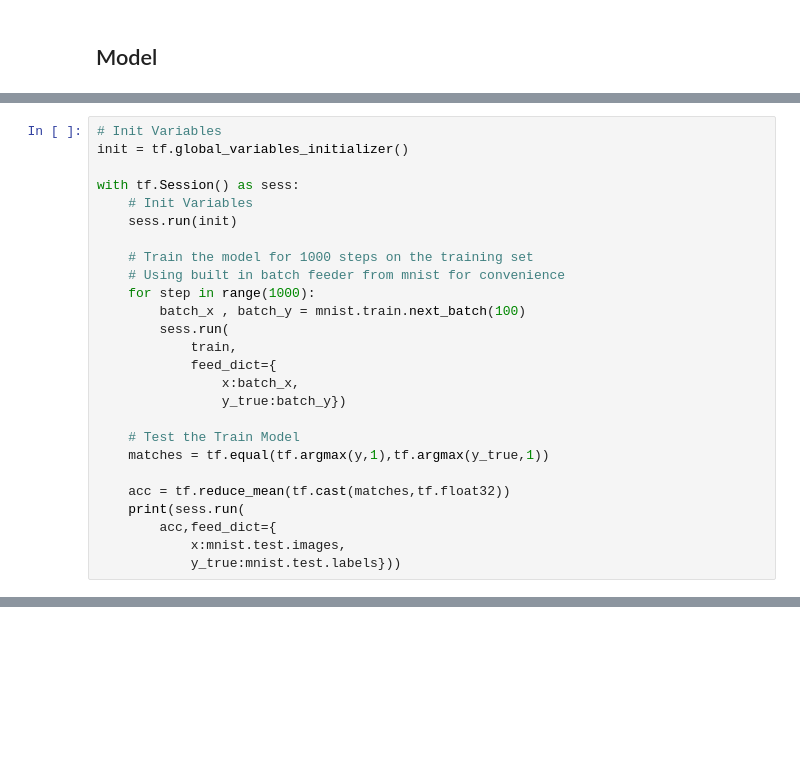
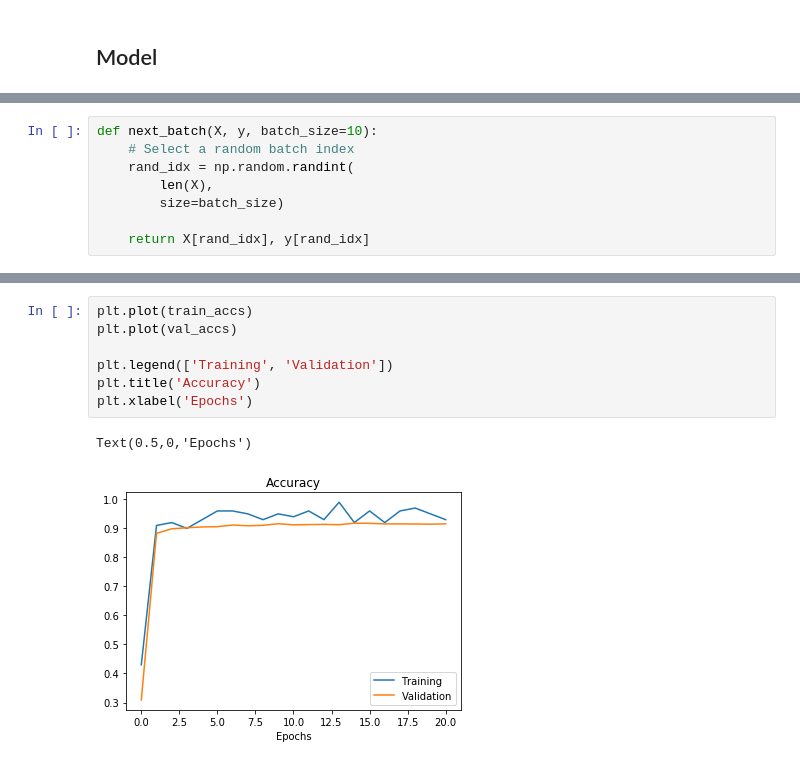
Before and after one commit to dangkhoadl/my-Machine-Learning, a Jupyter notebook: CourseUdemy_Tensorflow/3_CNN/1_MNIST_Softmax.ipynb, the cells around one changed output, grey strips where cells are left out. Saved outputs shown, nothing was run; the diff lists cells and outputs as text; blank space fills up the shorter version.

```diff
--- a/CourseUdemy_Tensorflow/3_CNN/1_MNIST_Softmax.ipynb
+++ b/CourseUdemy_Tensorflow/3_CNN/1_MNIST_Softmax.ipynb
@@ -102,29 +123,3 @@ Future major versions of TensorFlow will allow gradients to flow
 into the labels input on backprop by default.
 
 See @{tf.nn.softmax_cross_entropy_with_logits_v2}.
-# %%
-# Init Variables
-init = tf.global_variables_initializer()
-
-with tf.Session() as sess:
-    # Init Variables
-    sess.run(init)
-
-    # Train the model for 1000 steps on the training set
-    # Using built in batch feeder from mnist for convenience
-    for step in range(1000):
-        batch_x , batch_y = mnist.train.next_batch(100)
-        sess.run(
-            train,
-            feed_dict={
-                x:batch_x,
-                y_true:batch_y})
-
-    # Test the Train Model
-    matches = tf.equal(tf.argmax(y,1),tf.argmax(y_true,1))
-
-    acc = tf.reduce_mean(tf.cast(matches,tf.float32))
-    print(sess.run(
-        acc,feed_dict={
-            x:mnist.test.images,
-            y_true:mnist.test.labels}))
@@ -132,0 +126,8 @@ with tf.Session() as sess:
+# %%
+def next_batch(X, y, batch_size=10):
+    # Select a random batch index
+    rand_idx = np.random.randint(
+        len(X),
+        size=batch_size)
+
+    return X[rand_idx], y[rand_idx]
@@ -132,0 +243,10 @@ with tf.Session() as sess:
+# %%
+plt.plot(train_accs)
+plt.plot(val_accs)
+
+plt.legend(['Training', 'Validation'])
+plt.title('Accuracy')
+plt.xlabel('Epochs')
+# %% [output]
+Text(0.5,0,'Epochs')
+[figure, added]
```
Also changed, not shown: parts of 15 cells of this notebook, 20 other files.
